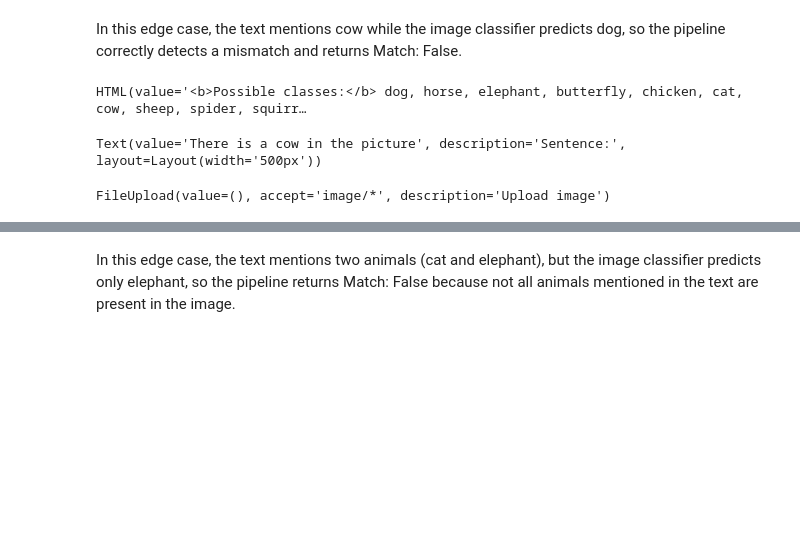
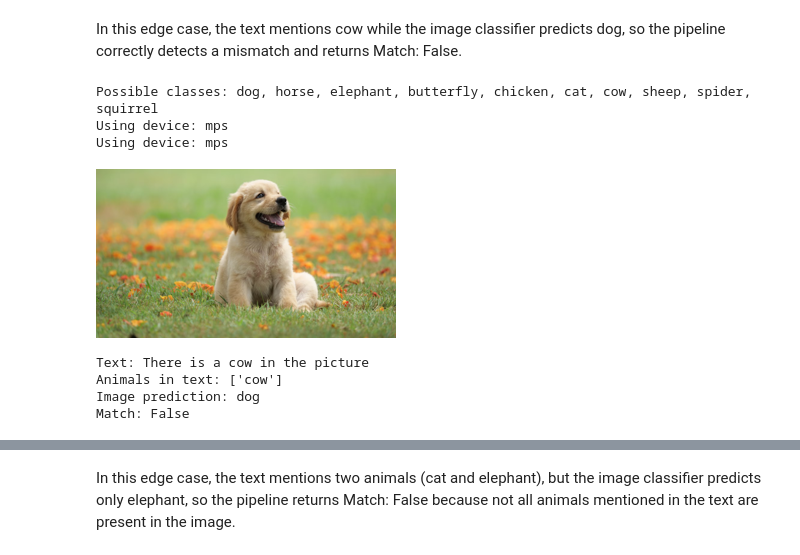
Before and after one commit to SofiiaPelenska/ML-tasks, a Jupyter notebook: Task 2/demo.ipynb, the cells around one changed output, grey strips where cells are left out. Cells and saved outputs as stored; diff of their text form; code cells hidden in the pictures; blank space fills up the shorter version.

```diff
--- a/Task 2/demo.ipynb
+++ b/Task 2/demo.ipynb
@@ -265,8 +269,13 @@ FileUpload(value=(), accept='image/*', description='Upload image')
 # %% [markdown]
 In this edge case, the text mentions cow while the image classifier predicts dog, so the pipeline correctly detects a mismatch and returns Match: False.
 # %%
-interactive_demo(pipeline)
+pipeline_demo(pipeline, "There is a cow in the picture", "demo_images/dog.avif")
 # %% [output]
-HTML(value='<b>Possible classes:</b> dog, horse, elephant, butterfly, chicken, cat, cow, sheep, spider, squirr…
+Possible classes: dog, horse, elephant, butterfly, chicken, cat, cow, sheep, spider, squirrel
+Using device: mps
+Using device: mps
+[figure, added]
-Text(value='There is a cow in the picture', description='Sentence:', layout=Layout(width='500px'))
+Text: There is a cow in the picture
+Animals in text: ['cow']
+Image prediction: dog
+Match: False
-FileUpload(value=(), accept='image/*', description='Upload image')
```
Also changed, not shown: parts of 7 cells of this notebook, 7 other files.
